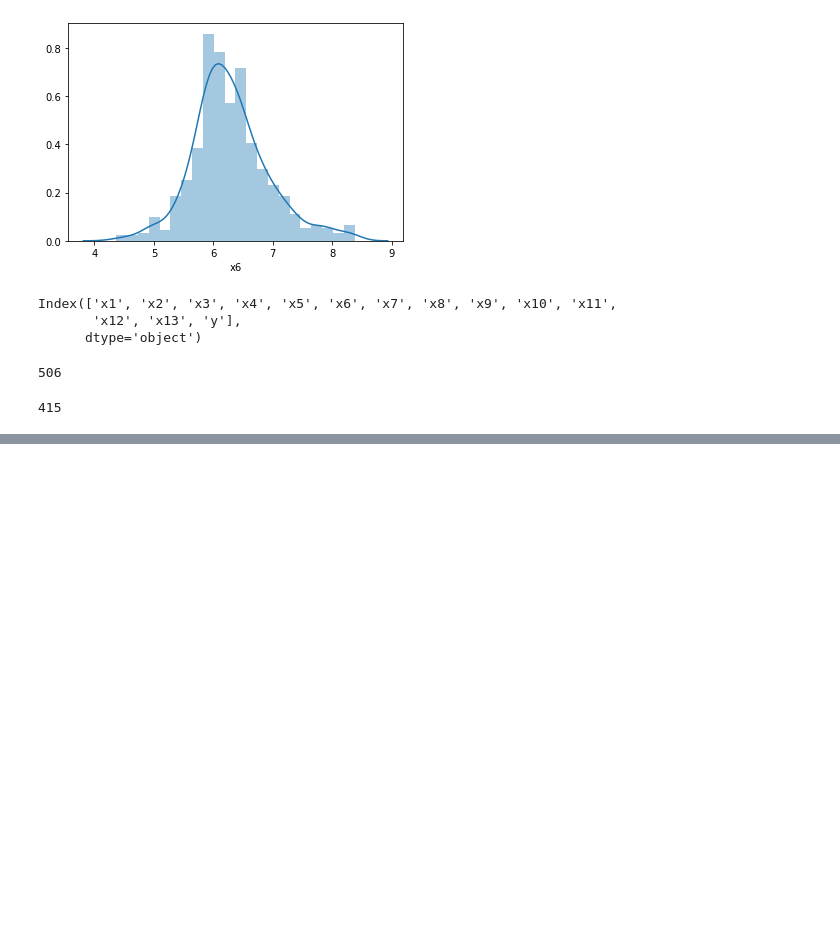
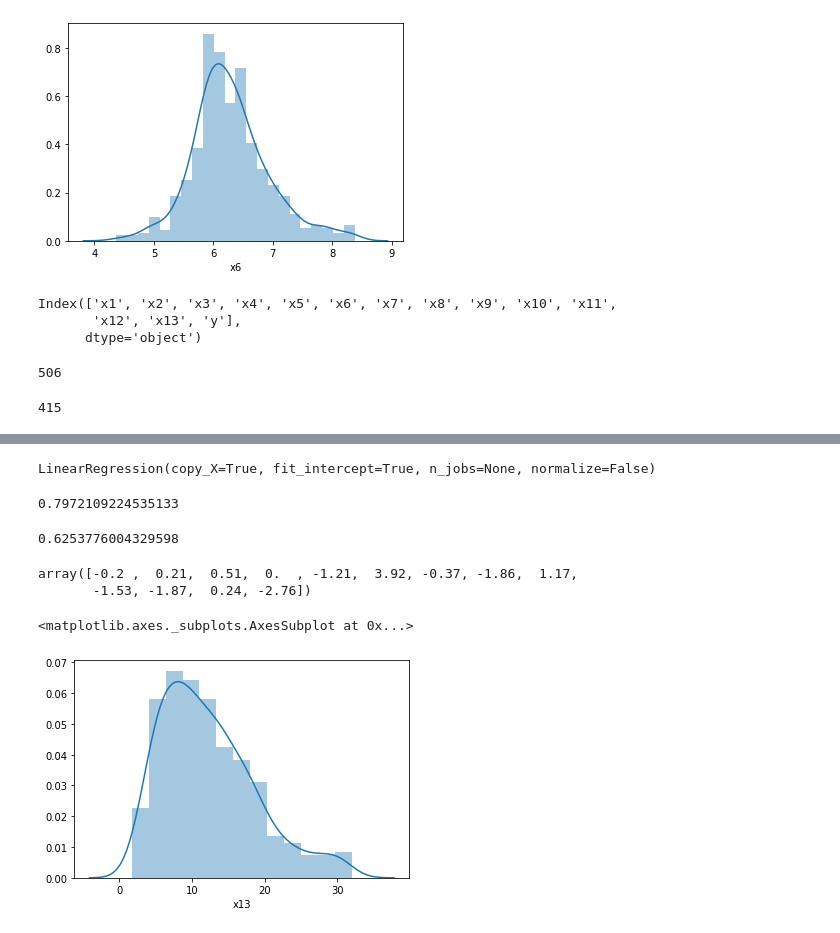
Before and after one commit to tayutaedomo/kikagaku-blackbox-2, a Jupyter notebook: section_8.ipynb, the cells around one changed output, grey strips where cells are left out. Saved outputs shown, nothing was run; the diff lists cells and outputs as text; code cells hidden in the pictures; blank space fills up the shorter version.

```diff
--- a/section_8.ipynb
+++ b/section_8.ipynb
@@ -103,0 +147,17 @@ len(_df)
+# %%
+model.fit(X_train2, y_train)
+# %% [output]
+LinearRegression(copy_X=True, fit_intercept=True, n_jobs=None, normalize=False)
+# %%
+model.score(X_train2, y_train)
+# %% [output]
+0.7972109224535133
+# %%
+model.score(X_test2, y_test)
+# %% [output]
+0.6253776004329598
+# %%
+model.coef_
+# %% [output]
+array([-0.2 ,  0.21,  0.51,  0.  , -1.21,  3.92, -0.37, -1.86,  1.17,
+       -1.53, -1.87,  0.24, -2.76])
@@ -103,0 +166,5 @@ len(_df)
+# %%
+sns.distplot(_df['x13'])
+# %% [output]
+<matplotlib.axes._subplots.AxesSubplot at 0x...>
+[figure, added]
```
Also changed, not shown: parts of 15 cells of this notebook.
